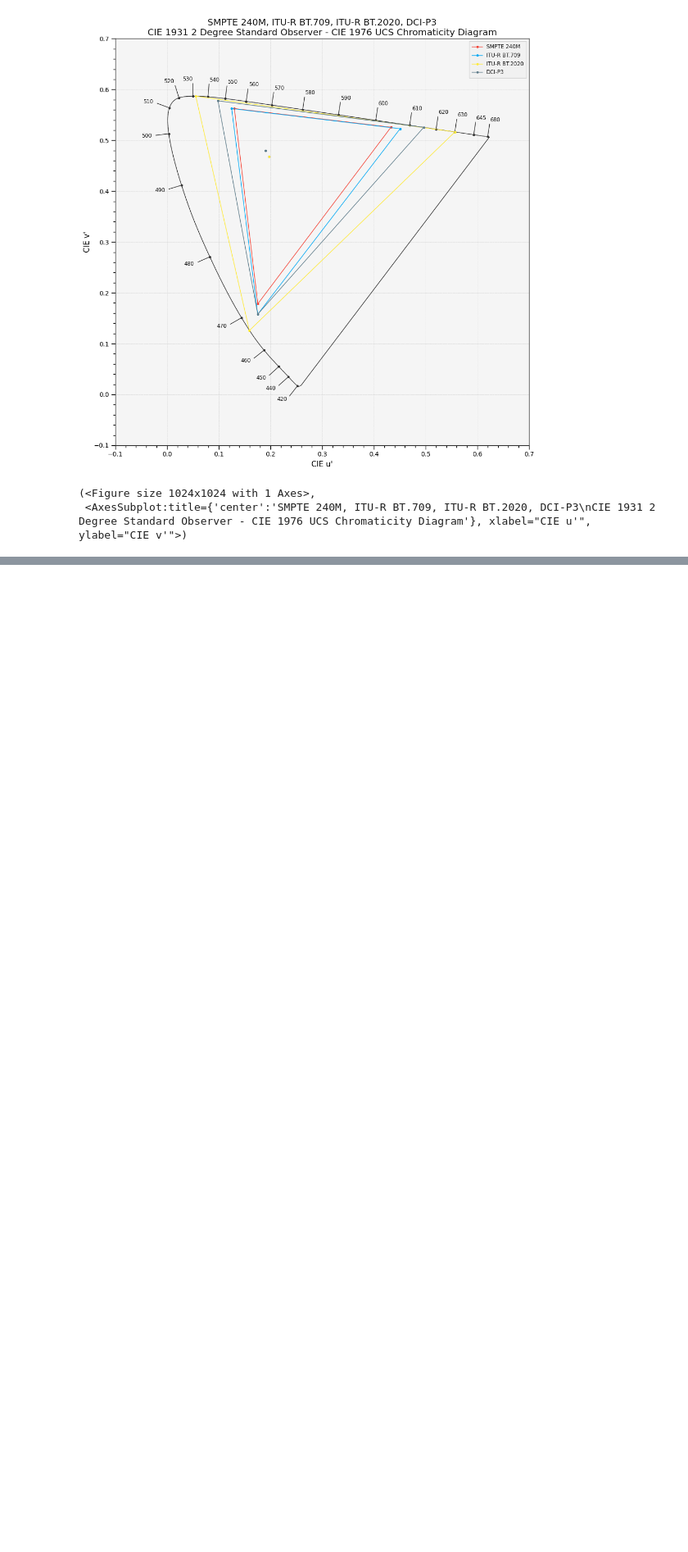
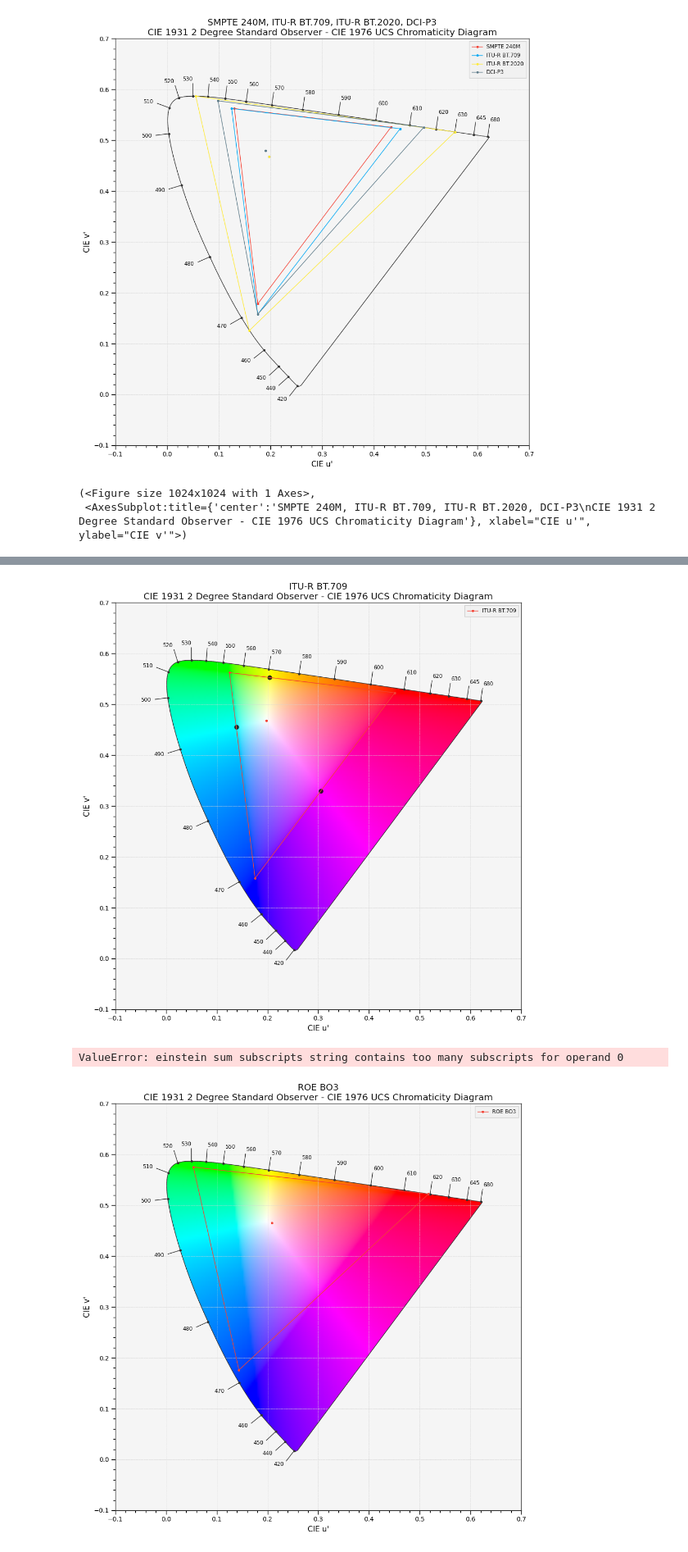
Before and after one commit to repentsinner/didactic-journey, a Jupyter notebook: Intermediate 3 - Gamuts and colorspaces.ipynb, the cells around one changed output, grey strips where cells are left out. Shown at 82% size. Saved outputs shown, nothing was run; the diff lists cells and outputs as text; code cells hidden in the pictures; blank space fills up the shorter version.

```diff
--- a/Intermediate 3 - Gamuts and colorspaces.ipynb
+++ b/Intermediate 3 - Gamuts and colorspaces.ipynb
@@ -126,0 +149,70 @@ NameError: name 'colour' is not defined
+# %%
+def plot_RGB_chromaticities_in_(**kwargs):
+    settings = {
+        'chromaticity': '1976 UCS',
+    }
+    settings.update(kwargs)
+
+    start, end = 1667, 100000
+    if settings['chromaticity'] == '1976 UCS':
+        xy = np.array(
+            [xy_to_CIE_LUV(UCS_uv_to_xy(CCT_to_uv(np.array([x, 0]))))
+             for x in np.arange(start, end + 250, 250)])  # yapf: disable
+    else:
+        xy = np.array(
+            [UCS_uv_to_xy(CCT_to_uv(np.array([x, 0])))
+             for x in np.arange(start, end + 250, 250)])  # yapf: disable
+
+    pylab.plot(xy[..., 0], xy[..., 1], color='black', linewidth=1)
+
+    for i in (1667, 2000, 2500, 3000, 4000, 6000, 10000):
+        x0, y0 = UCS_uv_to_xy(CCT_to_uv(np.array([i, -0.025])))
+        x1, y1 = UCS_uv_to_xy(CCT_to_uv(np.array([i, 0.025])))
+        if settings['chromaticity'] == '1976 UCS':
+            (x0,y0) = xy_to_CIE_LUV([x0,y0])
+            (x1,y1) = xy_to_CIE_LUV([x1,y1])
+
+        pylab.plot((x0, x1), (y0, y1), color='black', linewidth=0.5)
+
+        pylab.annotate(
+            '{0}K'.format(i),
+            xy=(x0, y0),
+            xytext=(0, -8),
+            color='black',
+            textcoords='offset points',
+            size='x-small')
+
+RGB = np.random.random((128, 128, 3))
+pure_secondaries = np.array([0, 1, 1, 1, 1, 0, 1, 0, 1])
+
+def foo(**kwargs):
+    return plot_chromaticity_diagram_CIE1976UCS()
+
+plot_RGB_chromaticities_in_chromaticity_diagram_CIE1976UCS(
+    pure_secondaries,
+    'ITU-R BT.709',
+    scatter_kwargs={"c" : '#111111'},
+    #show_diagram_colours=False,
+    #standalone=False
+)
+
+plot_RGB_chromaticities_in_chromaticity_diagram_CIE1976UCS(
+    RGB,
+        colour.RGB_Colourspace(
+    'ROE BO3', # label
+    primaries=np.array(
+        [[0.6897, 0.3096],
+         [0.1557, 0.7379],
+         [0.1287, 0.0701]]),
+    whitepoint=np.array([0.3229, 0.3210])),
+    scatter_kwargs={"c" : '#111111'},
+    #show_diagram_colours=False,
+    #standalone=False,
+)
+
+
+#display(standalone=True)
+# %% [output]
+[figure, added]
+ValueError: einstein sum subscripts string contains too many subscripts for operand 0
+[figure, added]
```
Also changed, not shown: parts of 3 cells of this notebook.
